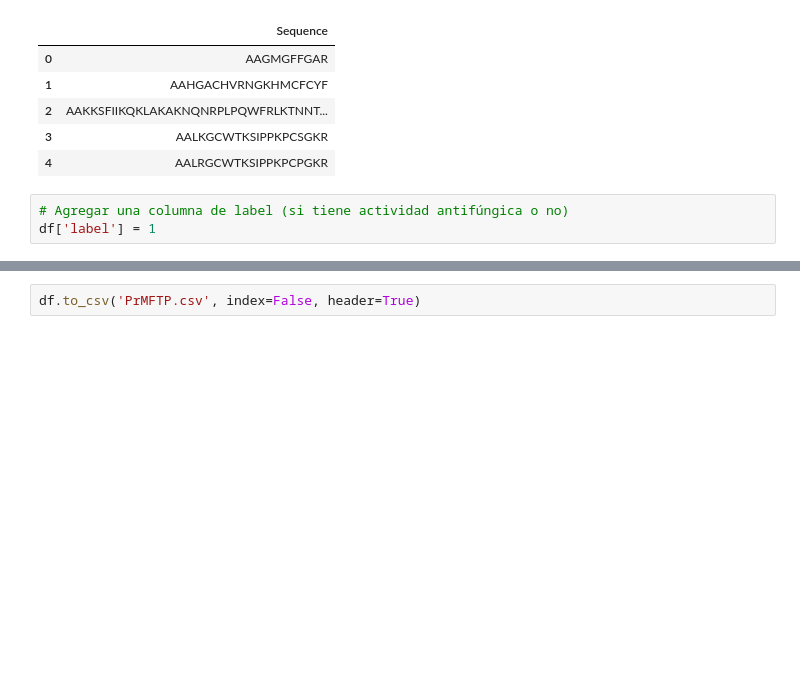
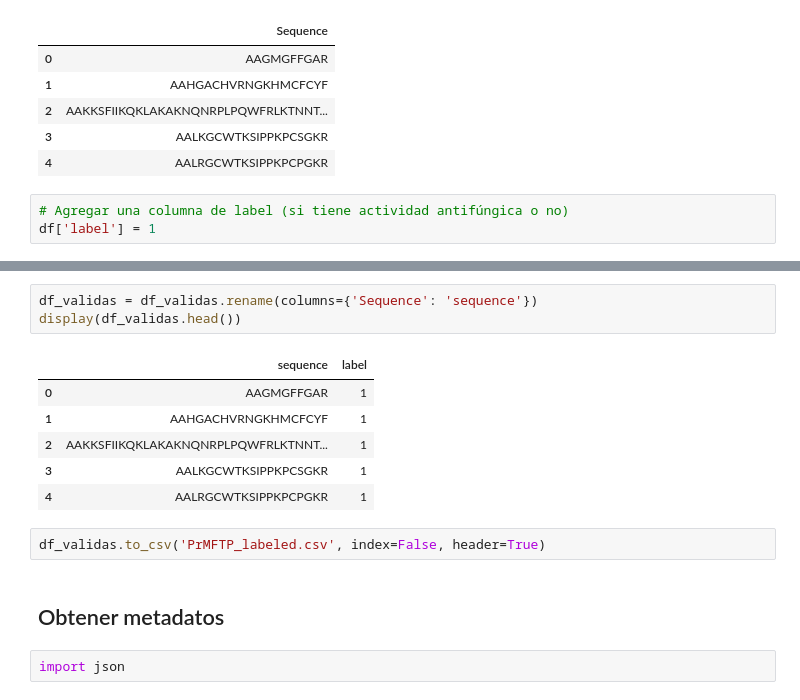
Before and after one commit to AnaLuisaIA/antifungal-peptides, a Jupyter notebook: databases/PrMFTP/PrMFTP.ipynb, the cells around one changed output, grey strips where cells are left out. Drawn from its saved outputs; the diff is of its cells as text; blank space fills up the shorter version.

Commit message:
modify PrMFTP

```diff
--- a/databases/PrMFTP/PrMFTP.ipynb
+++ b/databases/PrMFTP/PrMFTP.ipynb
@@ -60,2 +89,16 @@ df.describe()
+# %%
+df_validas = df_validas.rename(columns={'Sequence': 'sequence'})
+display(df_validas.head())
+# %% [output]
+|  | sequence | label |
+| 0 | AAGMGFFGAR | 1 |
+| 1 | AAHGACHVRNGKHMCFCYF | 1 |
+| 2 | AAKKSFIIKQKLAKAKNQNRPLPQWFRLKTNNT... | 1 |
+| 3 | AALKGCWTKSIPPKPCSGKR | 1 |
+| 4 | AALRGCWTKSIPPKPCPGKR | 1 |
 # %%
-df.to_csv('PrMFTP.csv', index=False, header=True)
+df_validas.to_csv('PrMFTP_labeled.csv', index=False, header=True)
+# %% [markdown]
+## Obtener metadatos
+# %%
+import json
```
Also changed, not shown: parts of 20 cells of this notebook, 2 other files.
